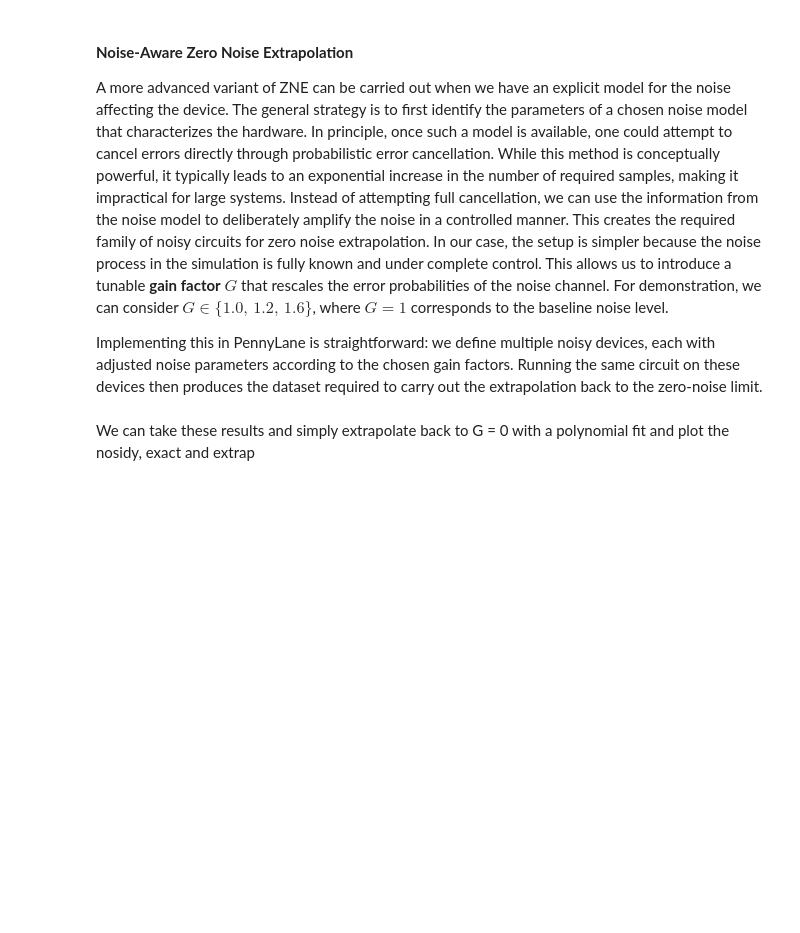
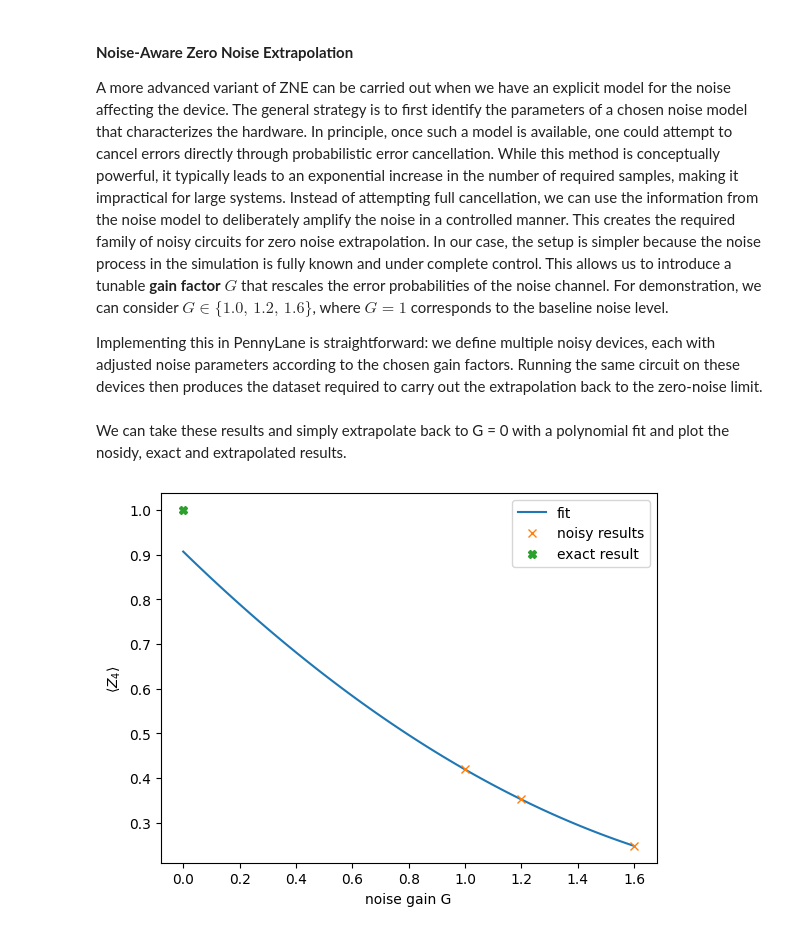
Before and after one commit to ali-tayyab/Error-Mitigation-In-2D-Transverse-Field-Ising-Model-via-Zero-Noise-Extrapolation, a Jupyter notebook: zne_ising_model.ipynb, the cells around one changed output. Cells and saved outputs as stored; diff of their text form; code cells hidden in the pictures; blank space fills up the shorter version.

Commit message:
mitigated results

```diff
--- a/zne_ising_model.ipynb
+++ b/zne_ising_model.ipynb
@@ -163,4 +161,19 @@ qnode_noisy2 = qml.QNode(time_evolution, dev_noisy2, interface="jax")
 res_noisy1 = jax.vmap(qnode_noisy1)(thetas)
 res_noisy2 = jax.vmap(qnode_noisy2)(thetas)
 # %% [markdown]
-We can take these results and simply extrapolate back to G = 0 with a polynomial fit and plot the nosidy, exact and extrap
+We can take these results and simply extrapolate back to G = 0 with a polynomial fit and plot the nosidy, exact and extrapolated results.
+# %%
+Gs = jnp.array([1., 1.2, 1.6])
+y = jnp.array([res_noisy[0], res_noisy1[0], res_noisy2[0]])
+coeff = jnp.polyfit(Gs, y, 2)
+x = jnp.linspace(0, 1.6, 100)
+
+plt.plot(x, jnp.polyval(coeff, x), label="fit")
+plt.plot(Gs, y, "x", label="noisy results")
+plt.plot([0], res_ideal[0], "X", label="exact result")
+plt.xlabel("noise gain G")
+plt.ylabel("$\\langle Z_4 \\rangle$")
+plt.legend()
+plt.show()
+# %% [output]
+[figure, added]
```
Also changed, not shown: parts of 3 cells of this notebook.
